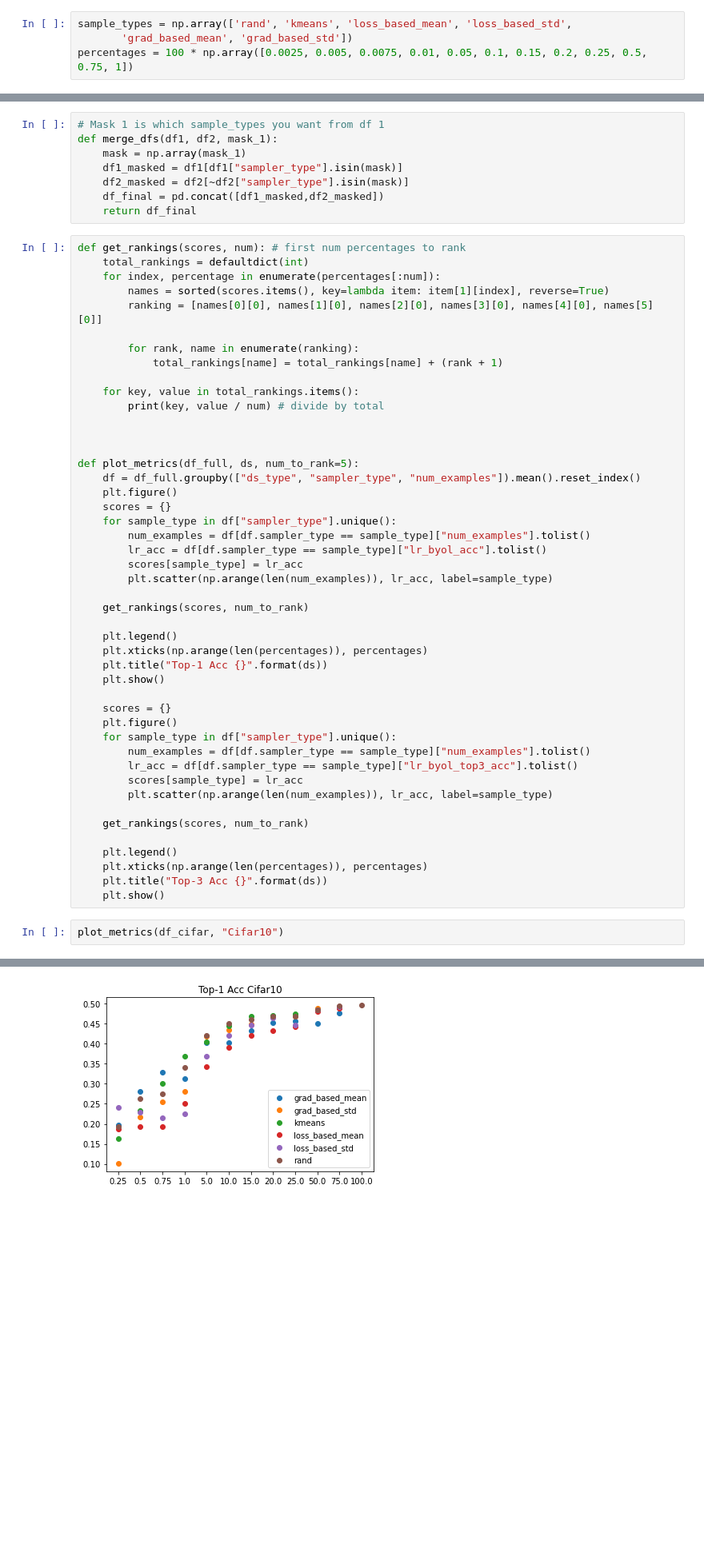
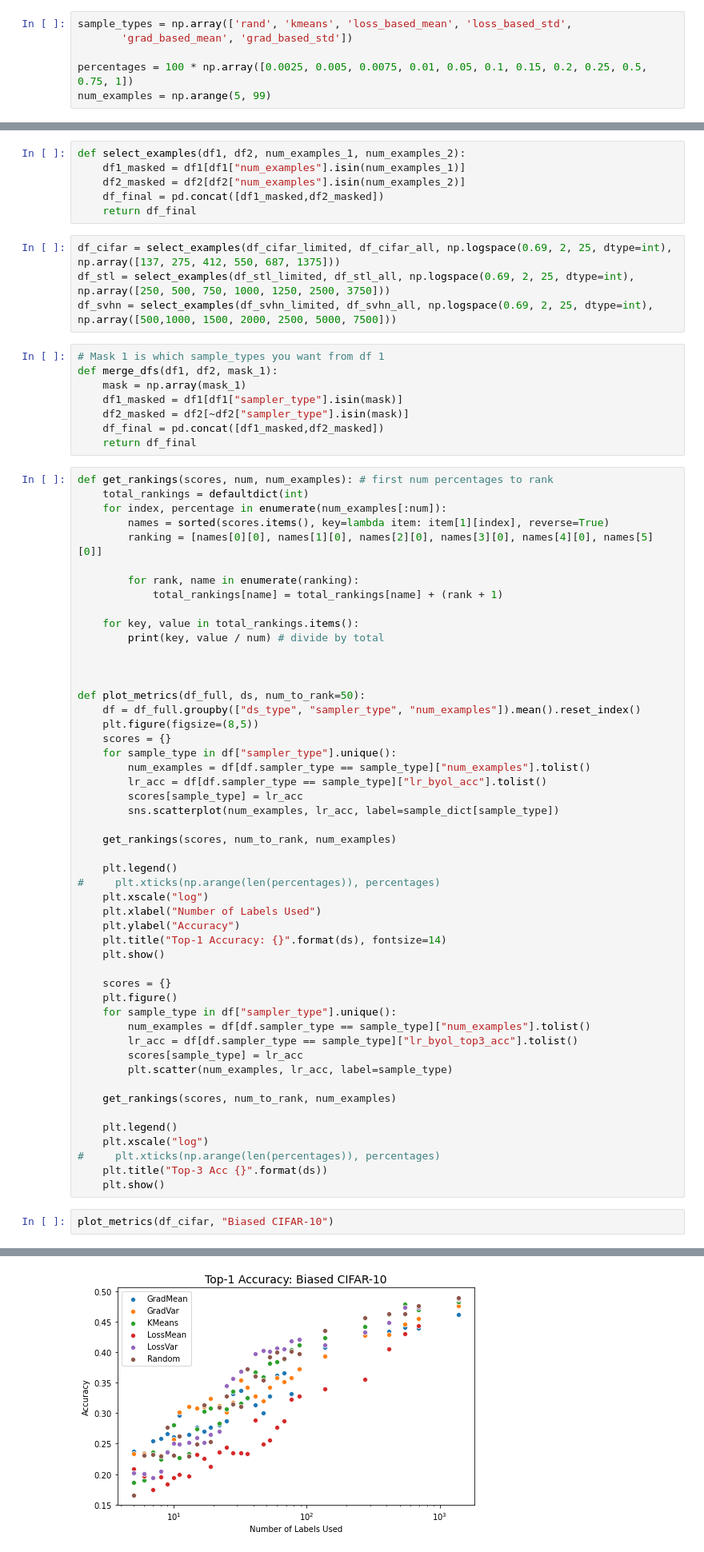
Before and after one commit to acganesh/self-supervised-AL, a Jupyter notebook: Metrics.ipynb, the cells around one changed output, grey strips where cells are left out. Shown at 80% size. Drawn from its saved outputs; the diff is of its cells as text; blank space fills up the shorter version.

Commit message:
added metrics

```diff
--- a/Metrics.ipynb
+++ b/Metrics.ipynb
@@ -11,4 +14,6 @@ df_svhn = pd.read_csv("../../REALRESULTS/060221-223821_SVHN_metrics.csv")
 # %%
 sample_types = np.array(['rand', 'kmeans', 'loss_based_mean', 'loss_based_std',
        'grad_based_mean', 'grad_based_std'])
+
 percentages = 100 * np.array([0.0025, 0.005, 0.0075, 0.01, 0.05, 0.1, 0.15, 0.2, 0.25, 0.5, 0.75, 1])
+num_examples = np.arange(5, 99)
@@ -15,3 +28,13 @@ percentages = 100 * np.array([0.0025, 0.005, 0.0075, 0.01, 0.05, 0.1, 0.15, 0.2,
+# %%
+def select_examples(df1, df2, num_examples_1, num_examples_2):
+    df1_masked = df1[df1["num_examples"].isin(num_examples_1)]
+    df2_masked = df2[df2["num_examples"].isin(num_examples_2)]
+    df_final = pd.concat([df1_masked,df2_masked])
+    return df_final
+# %%
+df_cifar = select_examples(df_cifar_limited, df_cifar_all, np.logspace(0.69, 2, 25, dtype=int), np.array([137, 275, 412, 550, 687, 1375]))
+df_stl = select_examples(df_stl_limited, df_stl_all, np.logspace(0.69, 2, 25, dtype=int), np.array([250, 500, 750, 1000, 1250, 2500, 3750]))
+df_svhn = select_examples(df_svhn_limited, df_svhn_all, np.logspace(0.69, 2, 25, dtype=int), np.array([500,1000, 1500, 2000, 2500, 5000, 7500]))
 # %%
 # Mask 1 is which sample_types you want from df 1
 def merge_dfs(df1, df2, mask_1):
@@ -21,9 +44,9 @@ def merge_dfs(df1, df2, mask_1):
     df_final = pd.concat([df1_masked,df2_masked])
     return df_final
 # %%
-def get_rankings(scores, num): # first num percentages to rank
+def get_rankings(scores, num, num_examples): # first num percentages to rank
     total_rankings = defaultdict(int)
-    for index, percentage in enumerate(percentages[:num]):
+    for index, percentage in enumerate(num_examples[:num]):
         names = sorted(scores.items(), key=lambda item: item[1][index], reverse=True)
         ranking = [names[0][0], names[1][0], names[2][0], names[3][0], names[4][0], names[5][0]]
 
@@ -35,21 +58,24 @@ def get_rankings(scores, num): # first num percentages to rank
 
 
 
-def plot_metrics(df_full, ds, num_to_rank=5):
+def plot_metrics(df_full, ds, num_to_rank=50):
     df = df_full.groupby(["ds_type", "sampler_type", "num_examples"]).mean().reset_index()
-    plt.figure()
+    plt.figure(figsize=(8,5))
     scores = {}
     for sample_type in df["sampler_type"].unique():
         num_examples = df[df.sampler_type == sample_type]["num_examples"].tolist()
         lr_acc = df[df.sampler_type == sample_type]["lr_byol_acc"].tolist()
         scores[sample_type] = lr_acc
-        plt.scatter(np.arange(len(num_examples)), lr_acc, label=sample_type)
+        sns.scatterplot(num_examples, lr_acc, label=sample_dict[sample_type])
 
-    get_rankings(scores, num_to_rank)
+    get_rankings(scores, num_to_rank, num_examples)
 
     plt.legend()
-    plt.xticks(np.arange(len(percentages)), percentages)
-    plt.title("Top-1 Acc {}".format(ds))
+#     plt.xticks(np.arange(len(percentages)), percentages)
+    plt.xscale("log")
+    plt.xlabel("Number of Labels Used")
+    plt.ylabel("Accuracy")
+    plt.title("Top-1 Accuracy: {}".format(ds), fontsize=14)
     plt.show()
 
     scores = {}
@@ -58,14 +84,15 @@ def plot_metrics(df_full, ds, num_to_rank=5):
         num_examples = df[df.sampler_type == sample_type]["num_examples"].tolist()
         lr_acc = df[df.sampler_type == sample_type]["lr_byol_top3_acc"].tolist()
         scores[sample_type] = lr_acc
-        plt.scatter(np.arange(len(num_examples)), lr_acc, label=sample_type)
+        plt.scatter(num_examples, lr_acc, label=sample_type)
 
-    get_rankings(scores, num_to_rank)
+    get_rankings(scores, num_to_rank, num_examples)
 
     plt.legend()
-    plt.xticks(np.arange(len(percentages)), percentages)
+    plt.xscale("log")
+#     plt.xticks(np.arange(len(percentages)), percentages)
     plt.title("Top-3 Acc {}".format(ds))
     plt.show()
 # %%
-plot_metrics(df_cifar, "Cifar10")
+plot_metrics(df_cifar, "Biased CIFAR-10")
 # %% [output]
@@ -78 +105 @@ grad_based_std 4.2
-[figure, old version]
+[figure, new version]
```
Also changed, not shown: parts of 7 cells of this notebook.
